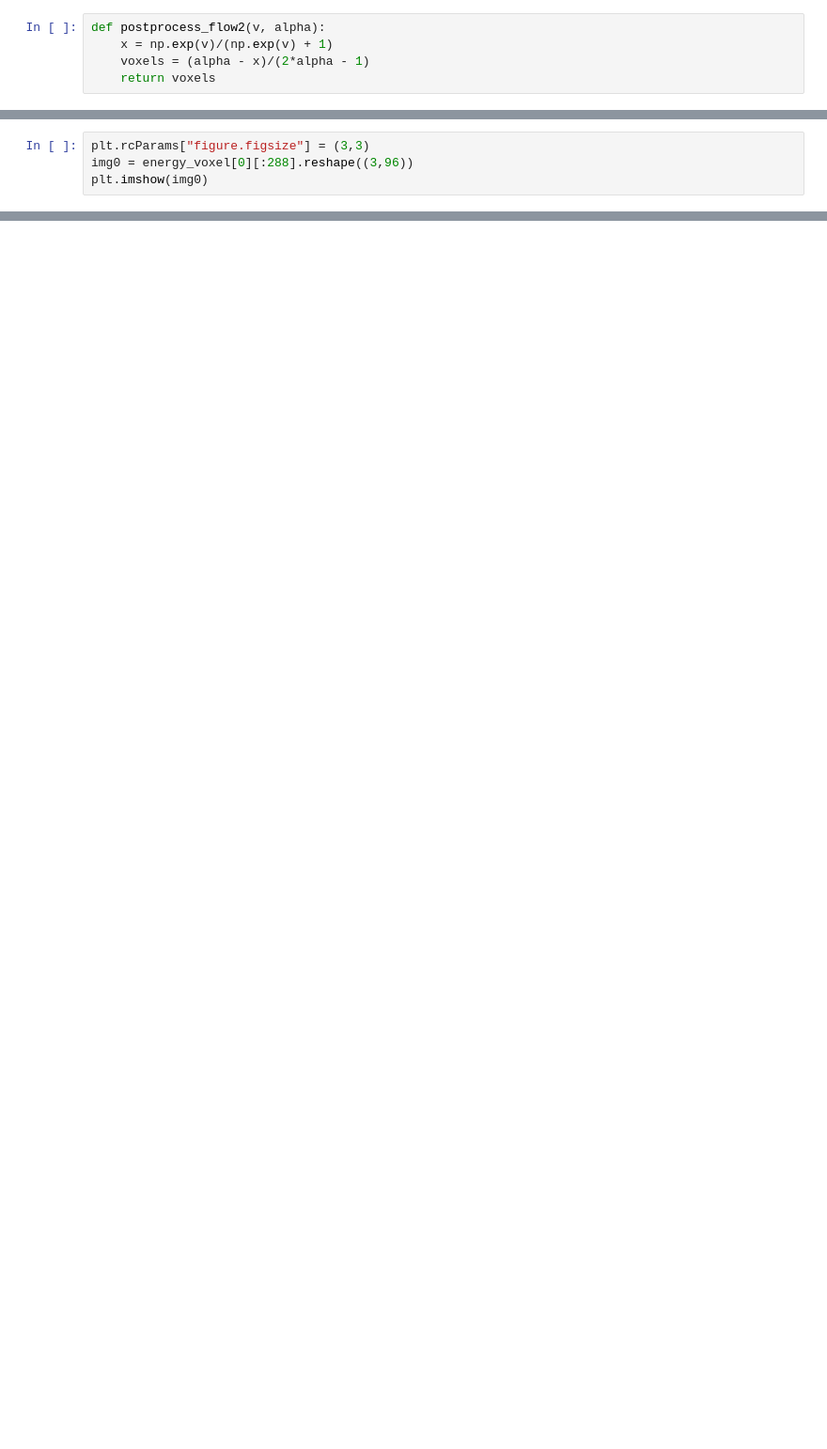
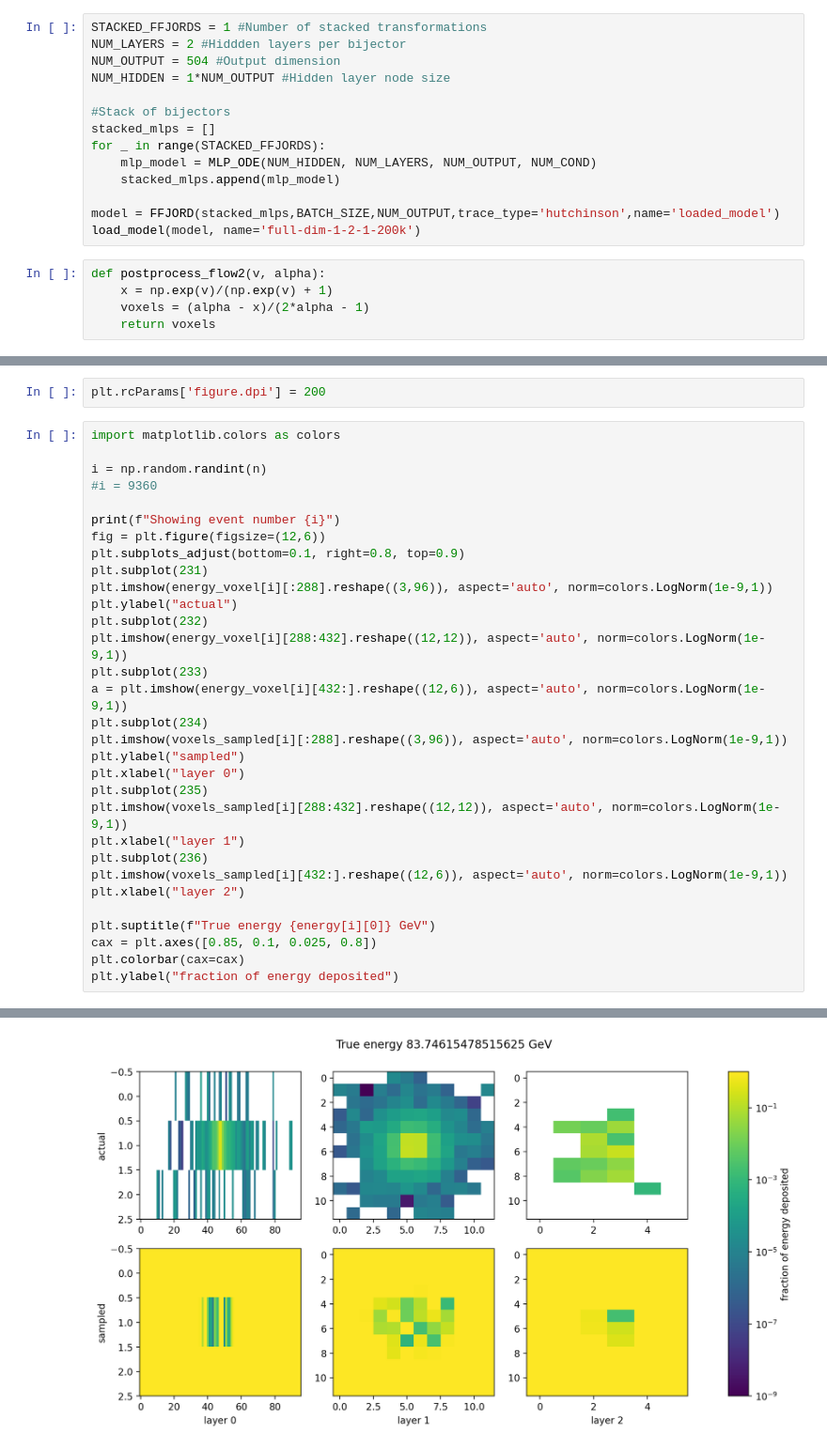
Before and after one commit to haoxing-du/toy-flow, a Jupyter notebook: photon_sampling_all_dims.ipynb, the cells around one changed output, grey strips where cells are left out. Shown at 94% size. Drawn from its saved outputs; the diff is of its cells as text; blank space fills up the shorter version.

```diff
--- a/photon_sampling_all_dims.ipynb
+++ b/photon_sampling_all_dims.ipynb
@@ -436,3 +362,17 @@ load_model(model, name='full-dim-2-2-2')
+# %%
+STACKED_FFJORDS = 1 #Number of stacked transformations
+NUM_LAYERS = 2 #Hiddden layers per bijector
+NUM_OUTPUT = 504 #Output dimension
+NUM_HIDDEN = 1*NUM_OUTPUT #Hidden layer node size
+
+#Stack of bijectors
+stacked_mlps = []
+for _ in range(STACKED_FFJORDS):
+    mlp_model = MLP_ODE(NUM_HIDDEN, NUM_LAYERS, NUM_OUTPUT, NUM_COND)
+    stacked_mlps.append(mlp_model)
+
+model = FFJORD(stacked_mlps,BATCH_SIZE,NUM_OUTPUT,trace_type='hutchinson',name='loaded_model')
+load_model(model, name='full-dim-1-2-1-200k')
 # %%
 def postprocess_flow2(v, alpha):
     x = np.exp(v)/(np.exp(v) + 1)
@@ -459,4 +403,0 @@ NameError: name 'voxels_sampled' is not defined
-# %%
-plt.rcParams["figure.figsize"] = (3,3)
-img0 = energy_voxel[0][:288].reshape((3,96))
-plt.imshow(img0)
@@ -465,0 +404,34 @@ plt.imshow(img0s, aspect='auto')
+# %%
+plt.rcParams['figure.dpi'] = 200
+# %%
+import matplotlib.colors as colors
+
+i = np.random.randint(n)
+#i = 9360
+
+print(f"Showing event number {i}")
+fig = plt.figure(figsize=(12,6))
+plt.subplots_adjust(bottom=0.1, right=0.8, top=0.9)
+plt.subplot(231)
+plt.imshow(energy_voxel[i][:288].reshape((3,96)), aspect='auto', norm=colors.LogNorm(1e-9,1))
+plt.ylabel("actual")
+plt.subplot(232)
+plt.imshow(energy_voxel[i][288:432].reshape((12,12)), aspect='auto', norm=colors.LogNorm(1e-9,1))
+plt.subplot(233)
+a = plt.imshow(energy_voxel[i][432:].reshape((12,6)), aspect='auto', norm=colors.LogNorm(1e-9,1))
+plt.subplot(234)
+plt.imshow(voxels_sampled[i][:288].reshape((3,96)), aspect='auto', norm=colors.LogNorm(1e-9,1))
+plt.ylabel("sampled")
+plt.xlabel("layer 0")
+plt.subplot(235)
+plt.imshow(voxels_sampled[i][288:432].reshape((12,12)), aspect='auto', norm=colors.LogNorm(1e-9,1))
+plt.xlabel("layer 1")
+plt.subplot(236)
+plt.imshow(voxels_sampled[i][432:].reshape((12,6)), aspect='auto', norm=colors.LogNorm(1e-9,1))
+plt.xlabel("layer 2")
+
+plt.suptitle(f"True energy {energy[i][0]} GeV")
+cax = plt.axes([0.85, 0.1, 0.025, 0.8])
+plt.colorbar(cax=cax)
+plt.ylabel("fraction of energy deposited")
+# %% [output]
@@ -465,0 +440 @@ plt.imshow(img0s, aspect='auto')
+[figure, added]
```
Also changed, not shown: parts of 15 cells of this notebook, 1 other file.
